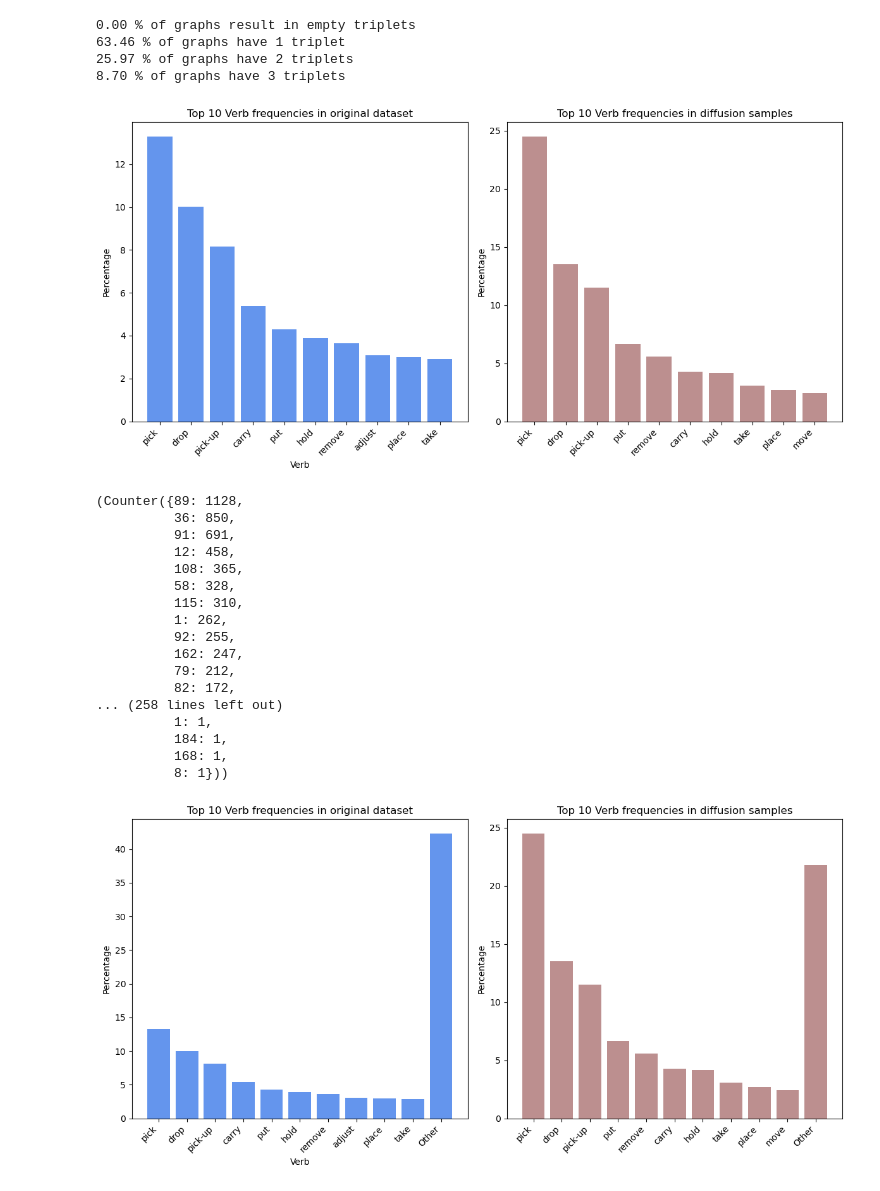
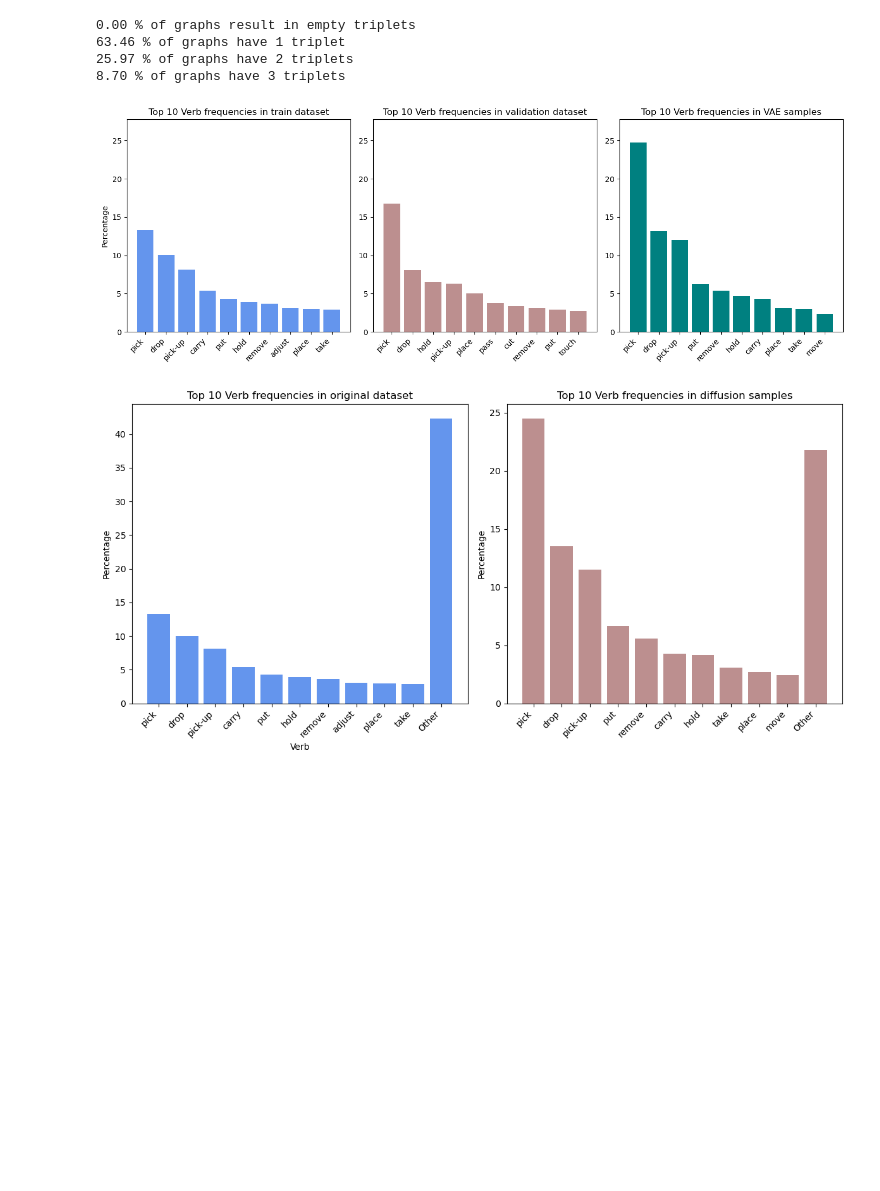
Before and after one commit to scoleri-mr/easg_classification, a Jupyter notebook: evaluating_vae.ipynb, the cells around one changed output. Drawn from its saved outputs; the diff is of its cells as text; code cells hidden in the pictures; blank space fills up the shorter version.

Commit message:
+ validation in evaluate vae

```diff
--- a/evaluating_vae.ipynb
+++ b/evaluating_vae.ipynb
@@ -33,6 +33,7 @@ val_loader = DataLoader(val_dataset, batch_size=batch_size, shuffle=False)
 
 device = 'cuda' if torch.cuda.is_available() else 'cpu'
 triplets_original = [train_original[i]['triplets'] for i in range(len(train_original))]
+triplets_original_val = [val_original[i]['triplets'] for i in range(len(val_original))]
 # %% [output]
 EASGDatasetAE - train - num_objs: 391, num_verbs: 198, num_rels: 13
 EASGDatasetAE - val - num_objs: 391, num_verbs: 198, num_rels: 13
@@ -192,28 +288,12 @@ print(f'{(count_3 * 100 / total):.2f} % of graphs have 3 triplets')
 # %%
 from evaluation_utils import compare_statistics
 verbs_list_original = [triplet[0].item() for triplets in triplets_original for triplet in triplets]
+verbs_list_val = [triplet[0].item() for triplets in triplets_original_val for triplet in triplets]
 verbs_list_vae = [triplet[0].item() for triplets in decoded_triplets for triplet in triplets]
 
-compare_statistics(verbs_list_original, verbs_list_vae, verbs, 'original dataset', 'diffusion samples', 'Verb')
+compare_statistics_v2(verbs_list_original, verbs_list_val, verbs_list_vae, verbs, 'train dataset', 'validation dataset', 'VAE samples', 'Verb')
 # %% [output]
-[figure, old version]
+[figure, new version]
-(Counter({89: 1128,
-          36: 850,
-          91: 691,
-          12: 458,
-          108: 365,
-          58: 328,
-          115: 310,
-          1: 262,
-          92: 255,
-          162: 247,
-          79: 212,
-          82: 172,
-... (258 lines left out)
-          1: 1,
-          184: 1,
-          168: 1,
-          8: 1}))
 # %%
 compare_statistics(verbs_list_original, verbs_list_vae, verbs, 'original dataset', 'diffusion samples', 'Verb', other=True)
 # %% [output]
```
Also changed, not shown: parts of 4 cells of this notebook, 1 other file.
